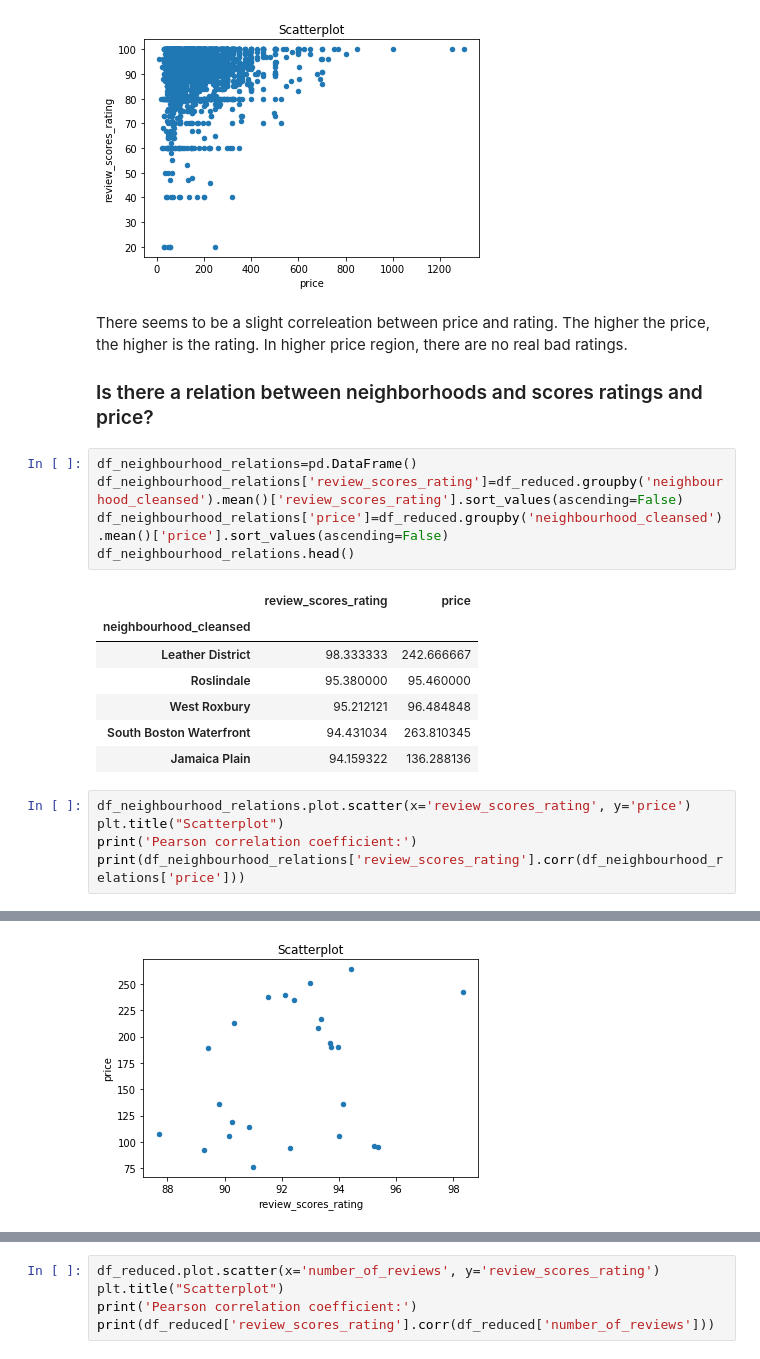
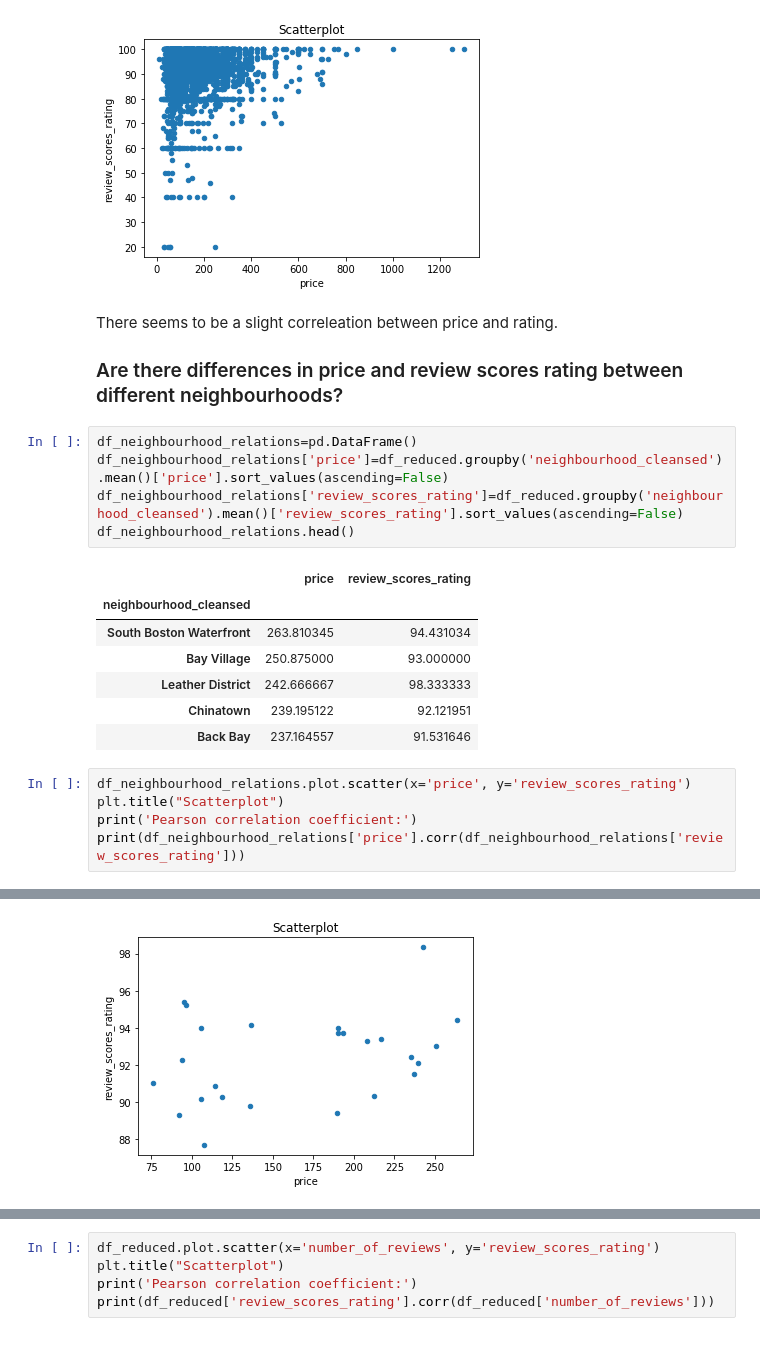
Before and after one commit to MiRoDS/DataScience_Project1, a Jupyter notebook: AirBNBAnalysis.ipynb, the cells around one changed output, grey strips where cells are left out. Drawn from its saved outputs; the diff is of its cells as text.

```diff
--- a/AirBNBAnalysis.ipynb
+++ b/AirBNBAnalysis.ipynb
@@ -394,27 +318,27 @@ print(df_reduced['price'].corr(df_reduced['review_scores_rating']))
 Pearson correlation coefficient:
 0.1056505948227876
 [figure]
-# %% [markdown]
-There seems to be a slight correleation between price and rating. The higher the price, the higher is the rating. In higher price region, there are no real bad ratings.
-
-### Is there a relation between neighborhoods and scores ratings and price?
+# %% [markdown]
+There seems to be a slight correleation between price and rating.
+
+### Are there differences in price and review scores rating between different neighbourhoods?
 # %%
 df_neighbourhood_relations=pd.DataFrame()
+df_neighbourhood_relations['price']=df_reduced.groupby('neighbourhood_cleansed').mean()['price'].sort_values(ascending=False)
 df_neighbourhood_relations['review_scores_rating']=df_reduced.groupby('neighbourhood_cleansed').mean()['review_scores_rating'].sort_values(ascending=False)
-df_neighbourhood_relations['price']=df_reduced.groupby('neighbourhood_cleansed').mean()['price'].sort_values(ascending=False)
 df_neighbourhood_relations.head()
 # %% [output]
-|  | review_scores_rating | price |
+|  | price | review_scores_rating |
 | neighbourhood_cleansed |  |  |
-| Leather District | 98.333333 | 242.666667 |
-| Roslindale | 95.380000 | 95.460000 |
-| West Roxbury | 95.212121 | 96.484848 |
-| South Boston Waterfront | 94.431034 | 263.810345 |
-| Jamaica Plain | 94.159322 | 136.288136 |
+| South Boston Waterfront | 263.810345 | 94.431034 |
+| Bay Village | 250.875000 | 93.000000 |
+| Leather District | 242.666667 | 98.333333 |
+| Chinatown | 239.195122 | 92.121951 |
+| Back Bay | 237.164557 | 91.531646 |
 # %%
-df_neighbourhood_relations.plot.scatter(x='review_scores_rating', y='price')
+df_neighbourhood_relations.plot.scatter(x='price', y='review_scores_rating')
 plt.title("Scatterplot")
 print('Pearson correlation coefficient:')
-print(df_neighbourhood_relations['review_scores_rating'].corr(df_neighbourhood_relations['price']))
+print(df_neighbourhood_relations['price'].corr(df_neighbourhood_relations['review_scores_rating']))
 # %% [output]
 Pearson correlation coefficient:
@@ -422,2 +346,2 @@ Pearson correlation coefficient:
-[figure, old version]
+[figure, new version]
 # %% [markdown]
```
Also changed, not shown: parts of 36 cells of this notebook.
